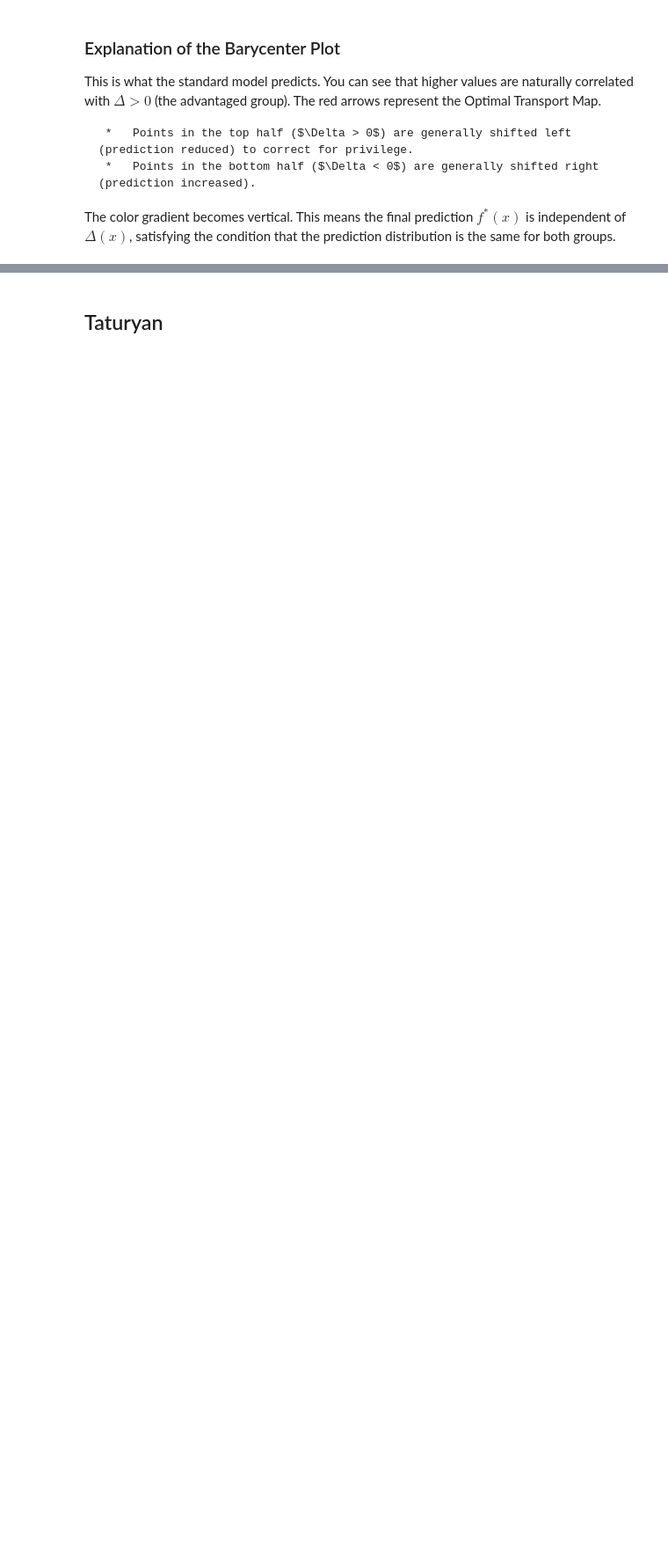
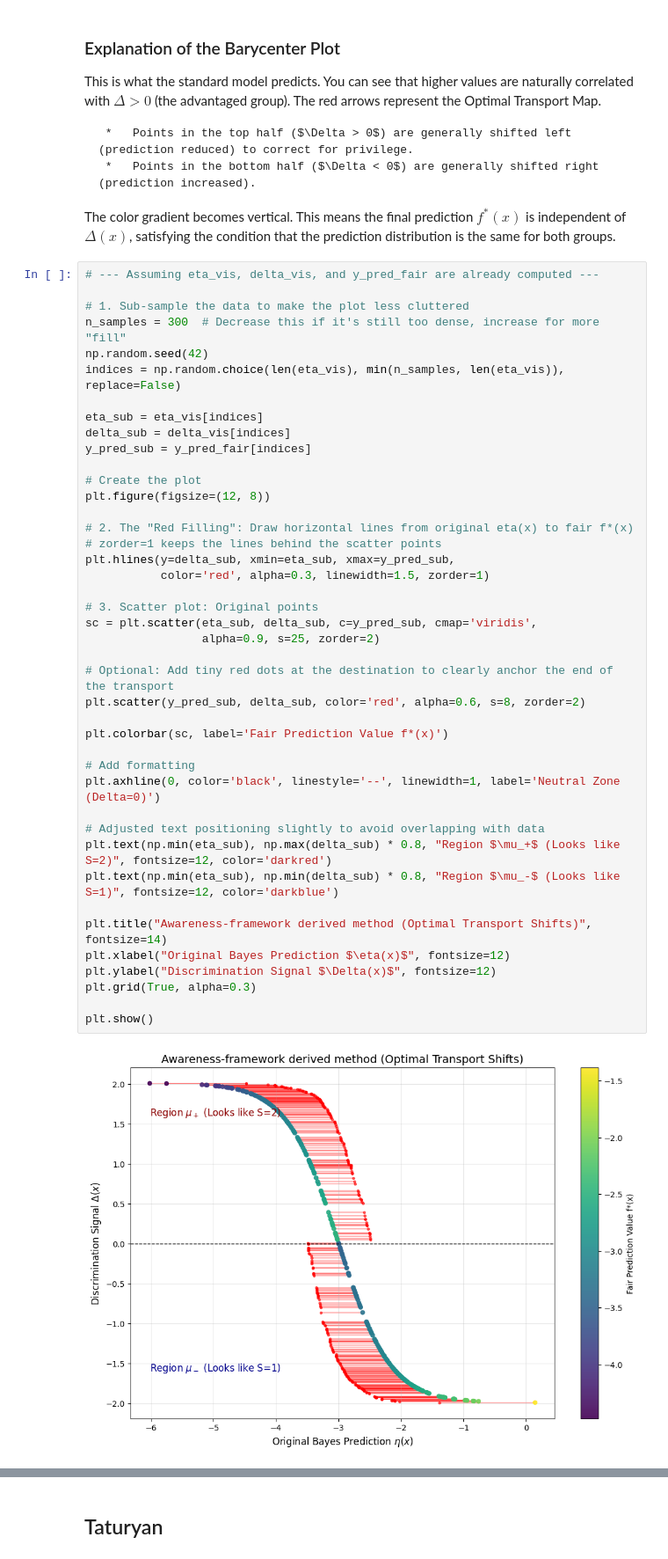
Before and after one commit to AugustinBouquillard/demographic-parity, a Jupyter notebook: toy_example_visualization.ipynb, the cells around one changed output, grey strips where cells are left out. Shown at 88% size. Cells and saved outputs as stored; diff of their text form; blank space fills up the shorter version.

```diff
--- a/toy_example_visualization.ipynb
+++ b/toy_example_visualization.ipynb
@@ -325,6 +376,50 @@ The red arrows represent the Optimal Transport Map.
      *   Points in the top half ($\Delta > 0$) are generally shifted left (prediction reduced) to correct for privilege.
      *   Points in the bottom half ($\Delta < 0$) are generally shifted right (prediction increased).
 The color gradient becomes vertical. This means the final prediction $f^*(x)$ is independent of $\Delta(x)$, satisfying the condition that the prediction distribution is the same for both groups.
+# %%
+# --- Assuming eta_vis, delta_vis, and y_pred_fair are already computed ---
+
+# 1. Sub-sample the data to make the plot less cluttered
+n_samples = 300  # Decrease this if it's still too dense, increase for more "fill"
+np.random.seed(42)
+indices = np.random.choice(len(eta_vis), min(n_samples, len(eta_vis)), replace=False)
+
+eta_sub = eta_vis[indices]
+delta_sub = delta_vis[indices]
+y_pred_sub = y_pred_fair[indices]
+
+# Create the plot
+plt.figure(figsize=(12, 8))
+
+# 2. The "Red Filling": Draw horizontal lines from original eta(x) to fair f*(x)
+# zorder=1 keeps the lines behind the scatter points
+plt.hlines(y=delta_sub, xmin=eta_sub, xmax=y_pred_sub,
+           color='red', alpha=0.3, linewidth=1.5, zorder=1)
+
+# 3. Scatter plot: Original points
+sc = plt.scatter(eta_sub, delta_sub, c=y_pred_sub, cmap='viridis',
+                 alpha=0.9, s=25, zorder=2)
+
+# Optional: Add tiny red dots at the destination to clearly anchor the end of the transport
+plt.scatter(y_pred_sub, delta_sub, color='red', alpha=0.6, s=8, zorder=2)
+
+plt.colorbar(sc, label='Fair Prediction Value f*(x)')
+
+# Add formatting
+plt.axhline(0, color='black', linestyle='--', linewidth=1, label='Neutral Zone (Delta=0)')
+
+# Adjusted text positioning slightly to avoid overlapping with data
+plt.text(np.min(eta_sub), np.max(delta_sub) * 0.8, "Region $\mu_+$ (Looks like S=2)", fontsize=12, color='darkred')
+plt.text(np.min(eta_sub), np.min(delta_sub) * 0.8, "Region $\mu_-$ (Looks like S=1)", fontsize=12, color='darkblue')
+
+plt.title("Awareness-framework derived method (Optimal Transport Shifts)", fontsize=14)
+plt.xlabel("Original Bayes Prediction $\eta(x)$", fontsize=12)
+plt.ylabel("Discrimination Signal $\Delta(x)$", fontsize=12)
+plt.grid(True, alpha=0.3)
+
+plt.show()
+# %% [output]
+[figure, added]
 # %%
 import matplotlib.pyplot as plt
 import numpy as np
```
Also changed, not shown: parts of 7 cells of this notebook, 3 other files.
